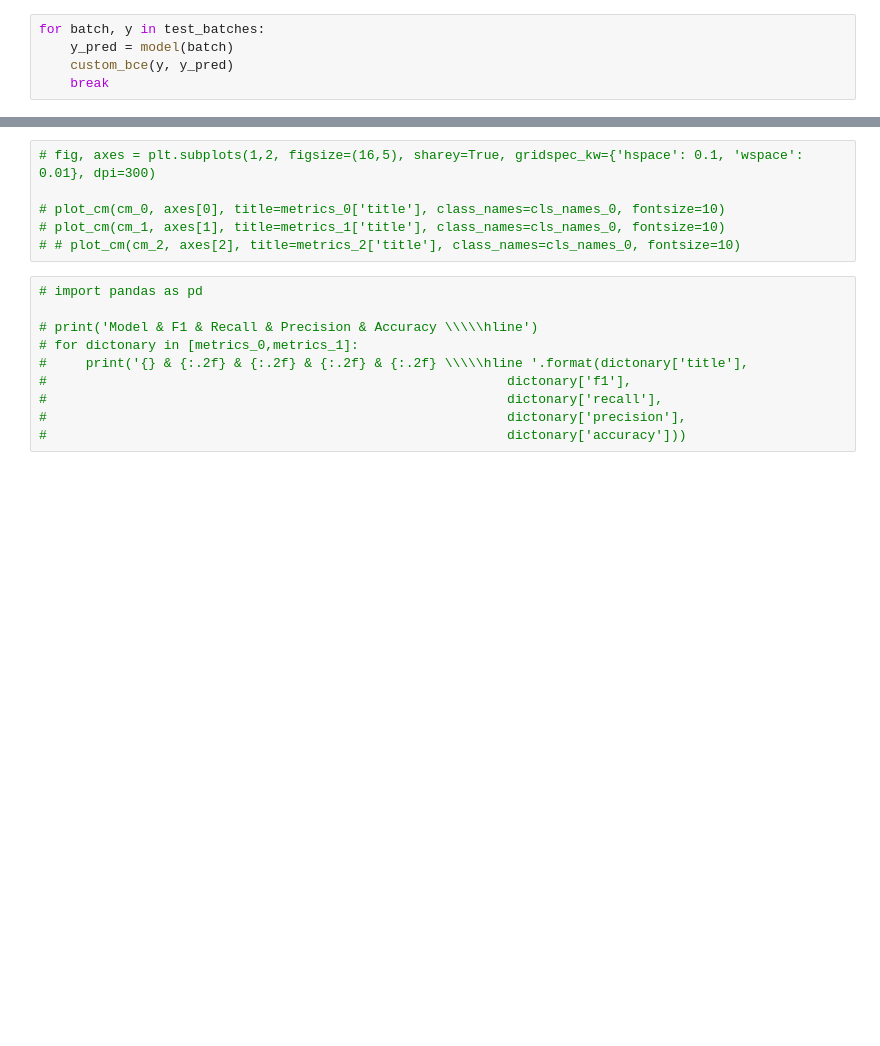
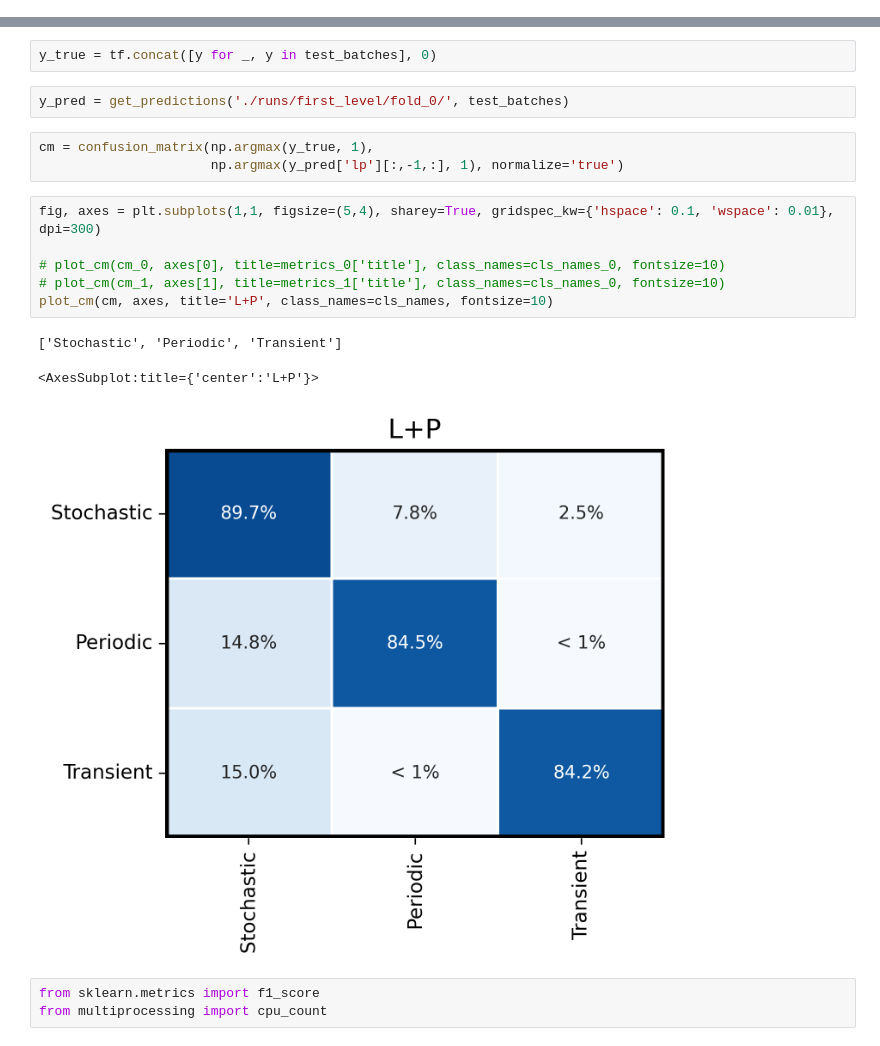
Before and after one commit to cridonoso/rnn_classifier, a Jupyter notebook: presentation/notebooks/results.ipynb, the cells around one changed output, grey strips where cells are left out. Cells and saved outputs as stored; diff of their text form; blank space fills up the shorter version.

```diff
--- a/presentation/notebooks/results.ipynb
+++ b/presentation/notebooks/results.ipynb
@@ -54,5 +65,0 @@ def custom_bce(y_true, y_pred, sample_weight=None):
-# %%
-for batch, y in test_batches:
-    y_pred = model(batch)
-    custom_bce(y, y_pred)
-    break
@@ -70,16 +66,20 @@ tf.Tensor(
+# %%
+y_true = tf.concat([y for _, y in test_batches], 0)
+# %%
+y_pred = get_predictions('./runs/first_level/fold_0/', test_batches)
+# %%
+cm = confusion_matrix(np.argmax(y_true, 1),
+                      np.argmax(y_pred['lp'][:,-1,:], 1), normalize='true')
 # %%
-# fig, axes = plt.subplots(1,2, figsize=(16,5), sharey=True, gridspec_kw={'hspace': 0.1, 'wspace': 0.01}, dpi=300)
+fig, axes = plt.subplots(1,1, figsize=(5,4), sharey=True, gridspec_kw={'hspace': 0.1, 'wspace': 0.01}, dpi=300)
 
 # plot_cm(cm_0, axes[0], title=metrics_0['title'], class_names=cls_names_0, fontsize=10)
 # plot_cm(cm_1, axes[1], title=metrics_1['title'], class_names=cls_names_0, fontsize=10)
-# # plot_cm(cm_2, axes[2], title=metrics_2['title'], class_names=cls_names_0, fontsize=10)
+plot_cm(cm, axes, title='L+P', class_names=cls_names, fontsize=10)
+# %% [output]
+['Stochastic', 'Periodic', 'Transient']
+<AxesSubplot:title={'center':'L+P'}>
+[figure, added]
-# %%
-# import pandas as pd
-
-# print('Model & F1 & Recall & Precision & Accuracy \\\\\hline')
-# for dictonary in [metrics_0,metrics_1]:
-#     print('{} & {:.2f} & {:.2f} & {:.2f} & {:.2f} \\\\\hline '.format(dictonary['title'],
-#                                                           dictonary['f1'],
-#                                                           dictonary['recall'],
-#                                                           dictonary['precision'],
-#                                                           dictonary['accuracy']))
+# %%
+from sklearn.metrics import f1_score
+from multiprocessing import cpu_count
```
Also changed, not shown: parts of 18 cells of this notebook, 2 other files.
